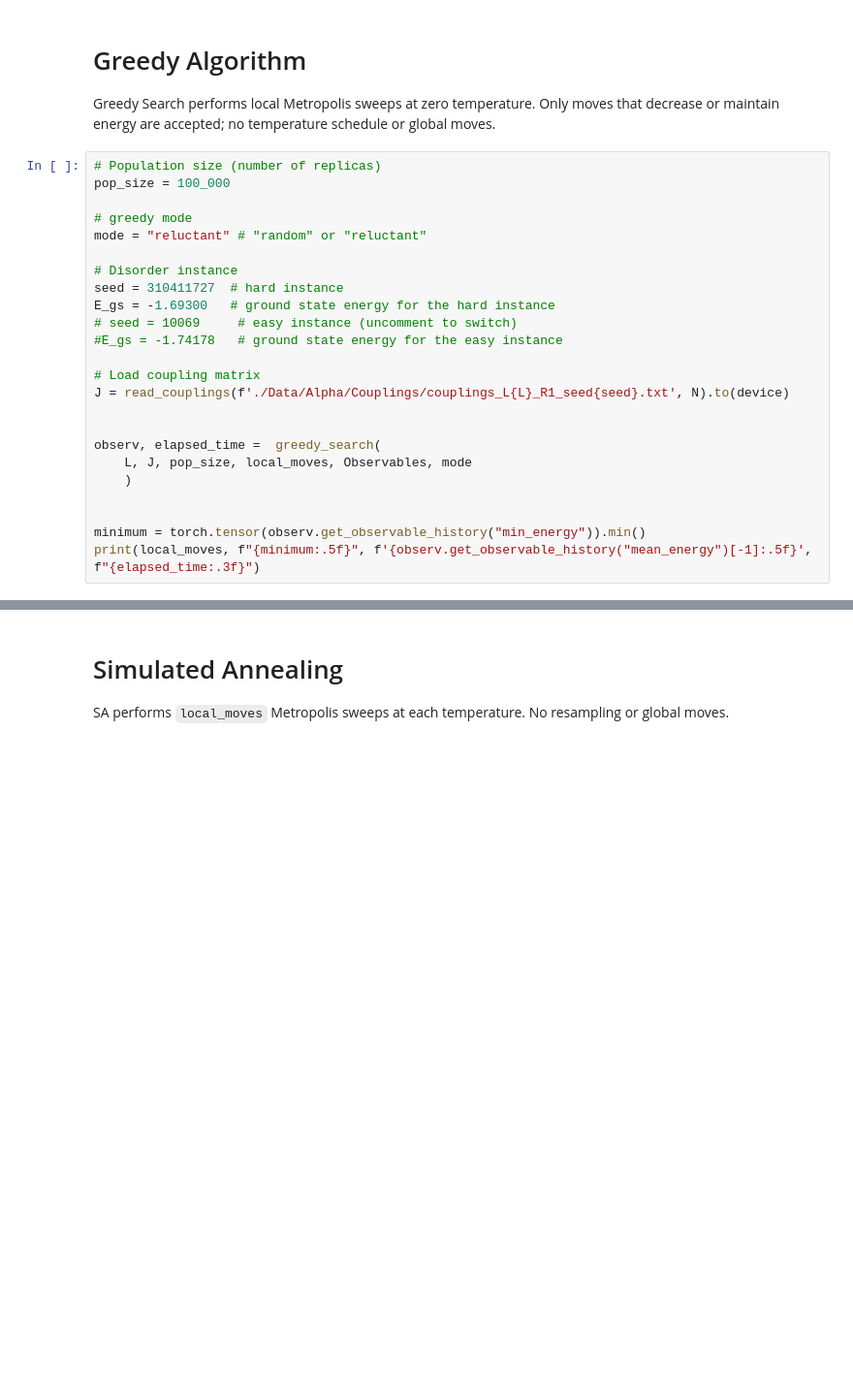
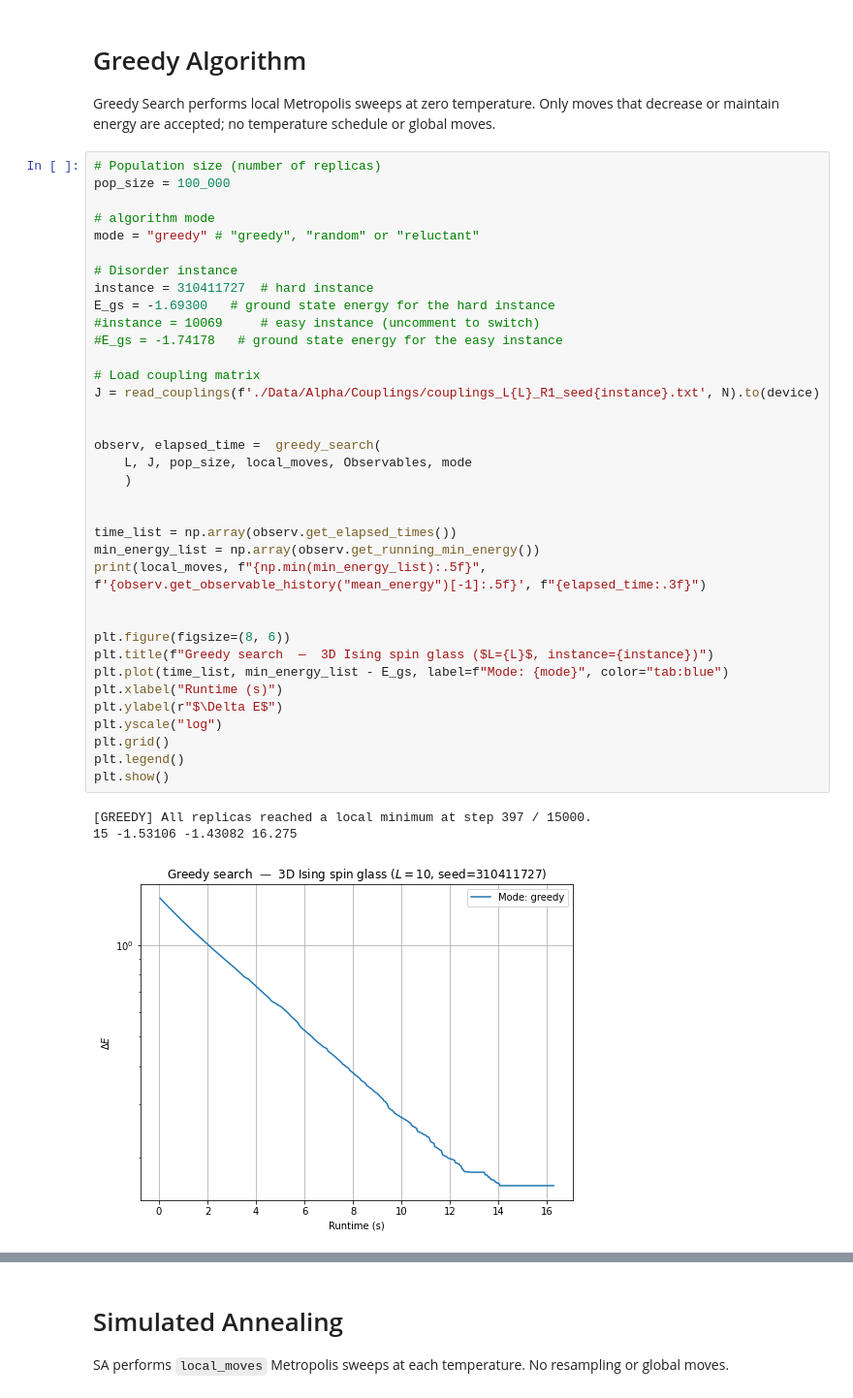
Before and after one commit to ocadni/spin-glass-benchmarks, a Jupyter notebook: example_notebook/example_notebook.ipynb, the cells around one changed output, grey strips where cells are left out. Shown at 97% size. Saved outputs shown, nothing was run; the diff lists cells and outputs as text; blank space fills up the shorter version.

Commit message:
Modified greedy algorithm and fixed image display
Added new greedy algorithm version and fixed the image display problem

```diff
--- a/example_notebook/example_notebook.ipynb
+++ b/example_notebook/example_notebook.ipynb
@@ -71,27 +78,43 @@ Greedy Search performs local Metropolis sweeps at zero temperature. Only moves t
 # %%
 # Population size (number of replicas)
 pop_size = 100_000
 
-# greedy mode
-mode = "reluctant" # "random" or "reluctant"
+# algorithm mode
+mode = "greedy" # "greedy", "random" or "reluctant"
 
 # Disorder instance
-seed = 310411727  # hard instance
+instance = 310411727  # hard instance
 E_gs = -1.69300   # ground state energy for the hard instance
-# seed = 10069     # easy instance (uncomment to switch)
+#instance = 10069     # easy instance (uncomment to switch)
 #E_gs = -1.74178   # ground state energy for the easy instance
 
 # Load coupling matrix
-J = read_couplings(f'./Data/Alpha/Couplings/couplings_L{L}_R1_seed{seed}.txt', N).to(device)
+J = read_couplings(f'./Data/Alpha/Couplings/couplings_L{L}_R1_seed{instance}.txt', N).to(device)
 
 
 observ, elapsed_time =  greedy_search(
     L, J, pop_size, local_moves, Observables, mode
     )
 
 
-minimum = torch.tensor(observ.get_observable_history("min_energy")).min()
-print(local_moves, f"{minimum:.5f}", f'{observ.get_observable_history("mean_energy")[-1]:.5f}', f"{elapsed_time:.3f}")
+time_list = np.array(observ.get_elapsed_times())
+min_energy_list = np.array(observ.get_running_min_energy())
+print(local_moves, f"{np.min(min_energy_list):.5f}", f'{observ.get_observable_history("mean_energy")[-1]:.5f}', f"{elapsed_time:.3f}")
+
+
+plt.figure(figsize=(8, 6))
+plt.title(f"Greedy search  —  3D Ising spin glass ($L={L}$, instance={instance})")
+plt.plot(time_list, min_energy_list - E_gs, label=f"Mode: {mode}", color="tab:blue")
+plt.xlabel("Runtime (s)")
+plt.ylabel(r"$\Delta E$")
+plt.yscale("log")
+plt.grid()
+plt.legend()
+plt.show()
+# %% [output]
+[GREEDY] All replicas reached a local minimum at step 397 / 15000.
+15 -1.53106 -1.43082 16.275
+[figure, added]
 # %%
 pop_size = 100_000
 
```
Also changed, not shown: parts of 18 cells of this notebook, 1 other file.
